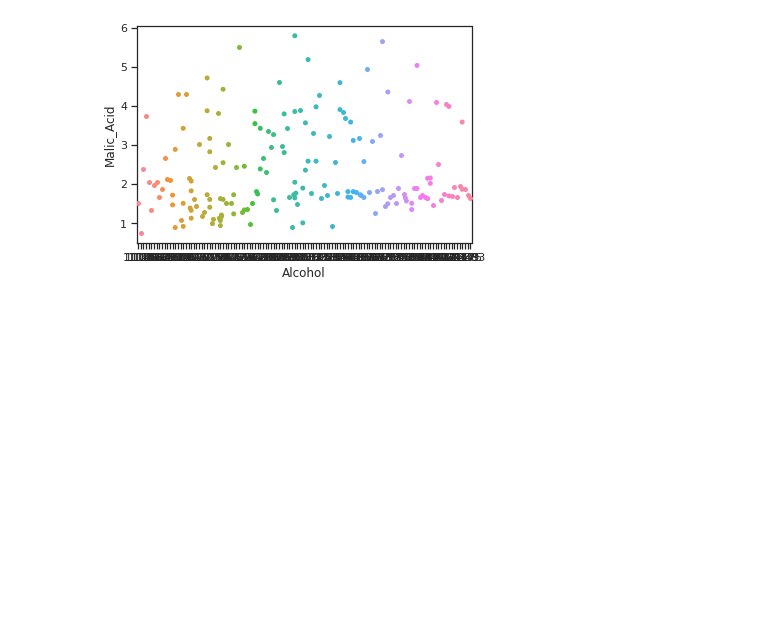
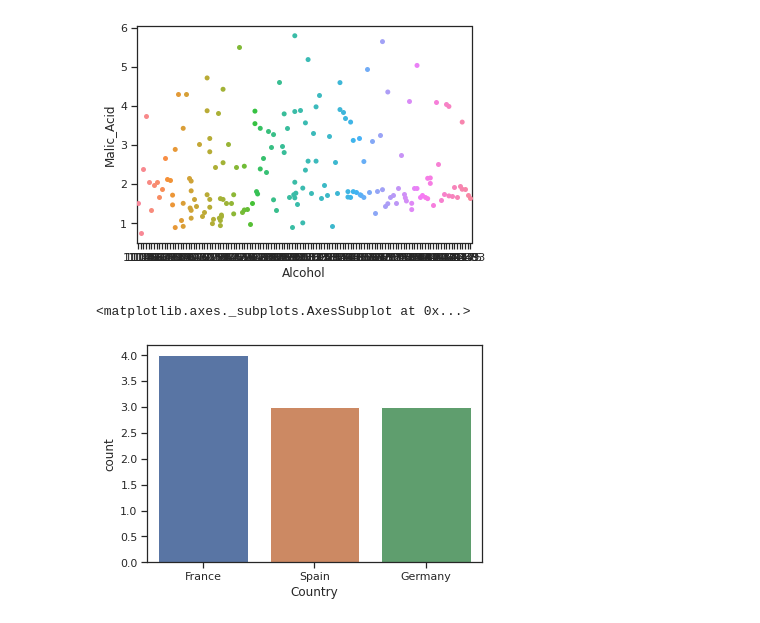
Before and after one commit to ekramasif/Basic-Machine-Learning, a Jupyter notebook: pd_np.ipynb, the cells around one changed output. Saved outputs shown, nothing was run; the diff lists cells and outputs as text; code cells hidden in the pictures; blank space fills up the shorter version.

Commit message:
Plotting count plot with seaborn

```diff
--- a/pd_np.ipynb
+++ b/pd_np.ipynb
@@ -206,3 +206,8 @@ sns.swarmplot(x="Alcohol", y="Malic_Acid", data=df1)
 # %% [output]
 <matplotlib.axes._subplots.AxesSubplot at 0x...>
 [figure]
+# %%
+sns.countplot(x ='Country', data = df)
+# %% [output]
+<matplotlib.axes._subplots.AxesSubplot at 0x...>
+[figure, added]
```
